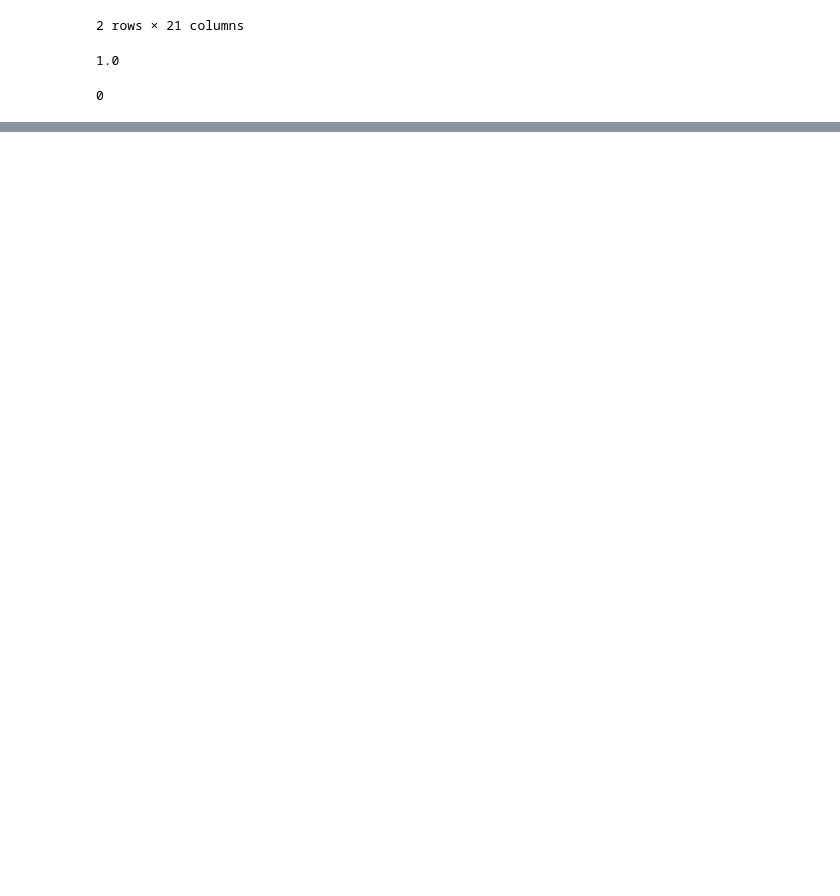
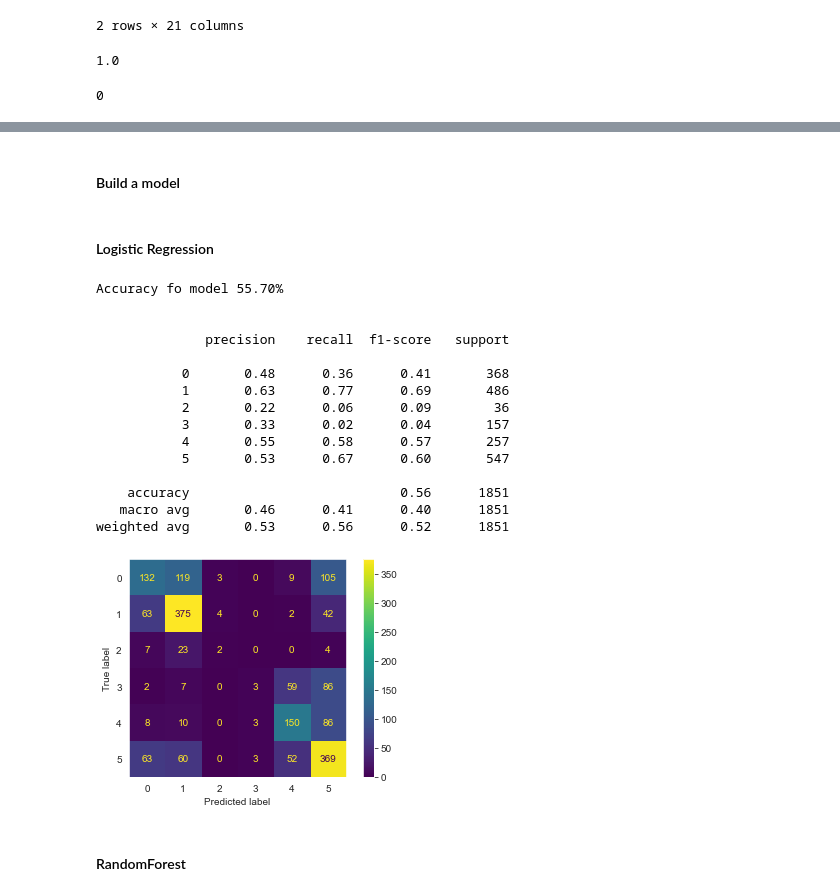
Before and after one commit to mattyjr007/Data-Science-Portfolio, a Jupyter notebook: Anglophone Research Lab Tanzania Tourism Classification Challenge/tourism classification.ipynb, the cells around one changed output, grey strips where cells are left out. Saved outputs shown, nothing was run; the diff lists cells and outputs as text; code cells hidden in the pictures; blank space fills up the shorter version.

```diff
--- a/Anglophone Research Lab Tanzania Tourism Classification Challenge/tourism classification.ipynb
+++ b/Anglophone Research Lab Tanzania Tourism Classification Challenge/tourism classification.ipynb
@@ -236,0 +258,8 @@ sum(TestDF.isna().sum())
+# %%
+y = LabelEncoder().fit_transform(y)
+# %%
+encoder =OneHotEncoder(drop='first',sparse=False)
+X = encoder.fit_transform(X)
+scaler = StandardScaler()
+# %%
+X_train, X_test, y_train, y_test = train_test_split( X, y, test_size=0.1, random_state=42, stratify=y)
@@ -236,0 +268,5 @@ sum(TestDF.isna().sum())
+# %%
+X_train = scaler.fit_transform(X_train)
+X_test = scaler.transform(X_test)
+# %% [markdown]
+#### Build a model
@@ -236,0 +276,38 @@ sum(TestDF.isna().sum())
+# %% [markdown]
+#### Logistic Regression
+# %%
+logistic_model = LogisticRegression( max_iter=500)
+
+logistic_model.fit(X_train,y_train)
+
+logistic_pred = logistic_model.predict(X_test)
+
+print("Accuracy fo model {0:.2f}%".format(accuracy_score(y_test,logistic_pred)*100))
+
+print("\n")
+
+print(classification_report(y_test,logistic_pred))
+
+print("\n")
+
+plot_confusion_matrix(logistic_model,X_test,y_test)
+plt.grid(None)
+# %% [output]
+Accuracy fo model 55.70%
+
+
+              precision    recall  f1-score   support
+
+           0       0.48      0.36      0.41       368
+           1       0.63      0.77      0.69       486
+           2       0.22      0.06      0.09        36
+           3       0.33      0.02      0.04       157
+           4       0.55      0.58      0.57       257
+           5       0.53      0.67      0.60       547
+
+    accuracy                           0.56      1851
+   macro avg       0.46      0.41      0.40      1851
+weighted avg       0.53      0.56      0.52      1851
+[figure, added]
+# %% [markdown]
+#### RandomForest
```
Also changed, not shown: parts of 46 cells of this notebook.
